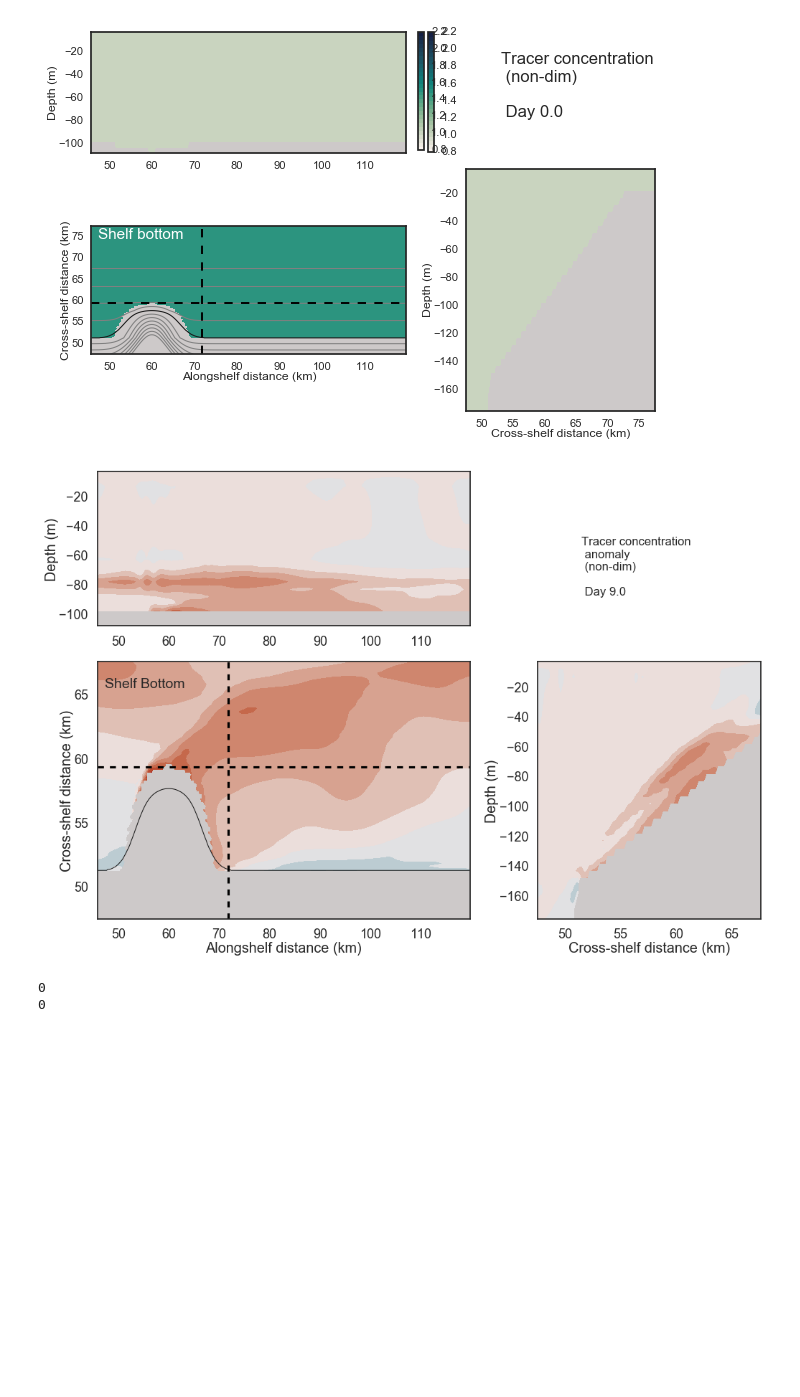
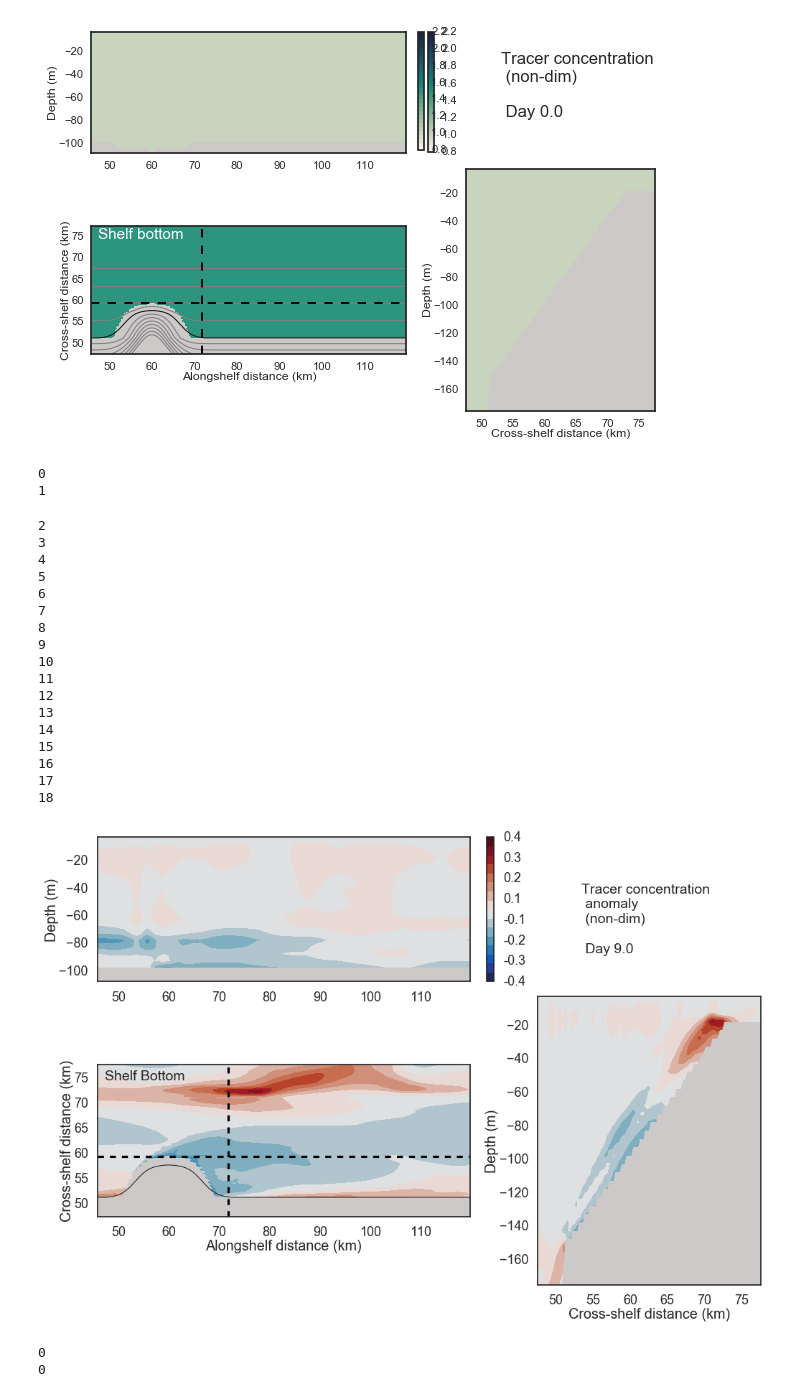
Before and after one commit to UBC-MOAD/outputanalysisnotebooks, a Jupyter notebook: PythonScripts/Paper1Figures/Frames_BottomConcBaseCase.ipynb, the cells around one changed output. Drawn from its saved outputs; the diff is of its cells as text; code cells hidden in the pictures; blank space fills up the shorter version.

```diff
--- a/PythonScripts/Paper1Figures/Frames_BottomConcBaseCase.ipynb
+++ b/PythonScripts/Paper1Figures/Frames_BottomConcBaseCase.ipynb
@@ -240,7 +242,8 @@ def Plot3anom(gs_ax,t,ConcFilt,ConcFiltNoC,xslice,yslice,xind,yind,minCM,maxCM):
     BAC0 = ConcFilt[0,yslice,xslice]
 
     mesh = ax.contourf(grid.X[xslice]/1000,grid.Y[yslice]/1000,BAC[:,:]/BAC0[:,:],
-                      [-1,-0.9,-0.8,-0.7,-0.6,-0.5,-0.4,-0.3,-0.2,-0.1,0,0.1,.2,.3,.4,.5,.6,.7,.8,.9,1],
+                      #[-1,-0.9,-0.8,-0.7,-0.6,-0.5,-0.4,-0.3,-0.2,-0.1,0,0.1,.2,.3,.4,.5,.6,.7,.8,.9,1],# tracer
+                       [-0.4,-0.35,-0.3,-0.25,-0.2,-0.15,-0.1,-0.05, 0,0.05,0.1,0.15,.2,0.25,.3,0.35,.4], #oxygen
                       cmap=cmap_name)
 
     ax.set_axis_bgcolor((205/255.0, 201/255.0, 201/255.0))
@@ -259,22 +262,21 @@ def Plot3anom(gs_ax,t,ConcFilt,ConcFiltNoC,xslice,yslice,xind,yind,minCM,maxCM):
     ax.set_ylabel('Cross-shelf distance (km)',labelpad=0.3)
 # %%
 # Grid, state and tracers datasets of base case
-grid_file = '/ocean/kramosmu/MITgcm/TracerExperiments/CNTDIFF/run38/gridGlob.nc'
+grid_file = '/ocean/kramosmu/MITgcm/TracerExperiments/BARKLEY/run01/gridGlob.nc'
 grid = xr.open_dataset(grid_file)
 
-grid_fileNoC = '/ocean/kramosmu/MITgcm/TracerExperiments/CNTDIFF/run42/gridGlob.nc'
+grid_fileNoC = '/ocean/kramosmu/MITgcm/TracerExperiments/BARKLEY/run02/gridGlob.nc'
 gridNoC = xr.open_dataset(grid_fileNoC)
 
-state_file = '/ocean/kramosmu/MITgcm/TracerExperiments/CNTDIFF/run38/stateGlob.nc'
+state_file = '/ocean/kramosmu/MITgcm/TracerExperiments/BARKLEY/run01/stateGlob.nc'
 state = xr.open_dataset(state_file)
 
-ptracers_file = '/ocean/kramosmu/MITgcm/TracerExperiments/CNTDIFF/run38/ptracersGlob.nc'
+ptracers_file = '/ocean/kramosmu/MITgcm/TracerExperiments/BARKLEY/run01/ptracersGlob.nc'
 ptracers = xr.open_dataset(ptracers_file)
 
-ptracersNoC_file = '/ocean/kramosmu/MITgcm/TracerExperiments/CNTDIFF/run42/ptracersGlob.nc'
+ptracersNoC_file = '/ocean/kramosmu/MITgcm/TracerExperiments/BARKLEY/run02/ptracersGlob.nc'
 ptracersNoC = xr.open_dataset(ptracersNoC_file)
 
-#RhoRef = np.squeeze(rdmds('/ocean/kramosmu/MITgcm/TracerExperiments/CNTDIFF/run38/RhoRef'))
 RhoRef = 999.79998779 # It is constant in all my runs, can't run rdmds
 # %%
 # General input
@@ -308,8 +310,8 @@ MaskExpand = MaskExpand + np.zeros((ptracers.Tr1).shape)
 # %%
-ConcAreaWeighted, ConcFilt, Area, BottInd = ConcAreaShelf(ptracers.Tr1.data, grid.HFacC.data, grid.rA.data,
+ConcAreaWeighted, ConcFilt, Area, BottInd = ConcAreaShelf(ptracers.Tr03.data, grid.HFacC.data, grid.rA.data,
                                                  grid.Depth.data)
 
-ConcAreaWeightedNoC, ConcFiltNoC, AreaNoC,BottIndNoC = ConcAreaShelf(ptracersNoC.Tr1.data,gridNoC.HFacC.data,
+ConcAreaWeightedNoC, ConcFiltNoC, AreaNoC,BottIndNoC = ConcAreaShelf(ptracersNoC.Tr03.data,gridNoC.HFacC.data,
                                                                      gridNoC.rA.data, gridNoC.Depth.data)
 # %% [output]
 (360, 360)
@@ -418,44 +420,61 @@ def next_frameAnom(t):
 
     timeIndex = starttime + t
     data = ConcFilt[timeIndex,yslice_bac,xslice]
-    print(timeIndex)
-    print(t)
     gs0 = gspec.GridSpec(2, 2, height_ratios=[0.5,1], width_ratios=[1,0.6])
 
-    Plot1anom(gs0[0,0],t,ptracers.Tr1.isel(Y=yind),ptracersNoC.Tr1.isel(Y=yind),
-              zslice,267,xslice,Trmin=-1,Trmax=1) # x-z contours conc
+    Plot1anom(gs0[0,0],t,ptracers.Tr03.isel(Y=yind),ptracersNoC.Tr03.isel(Y=yind),
+              zslice,267,xslice,Trmin=-0.4,Trmax=0.4) # x-z contours conc
 
-    Plot2anom(gs0[1,1],t,ptracers.Tr1.isel(X=xind),ptracersNoC.Tr1.isel(X=xind),
-              yslice_bac,zslice_2,250,Trmin=-1,Trmax=1) # bottom concentration
+    Plot2anom(gs0[1,1],t,ptracers.Tr03.isel(X=xind),ptracersNoC.Tr03.isel(X=xind),
+              yslice_bac,zslice_2,250,Trmin=-0.4,Trmax=0.4) # bottom concentration
 
     Plot3anom(gs0[1,0],t,np.ma.masked_array(ConcFilt,mask=maskExpandSB),np.ma.masked_array(ConcFiltNoC,mask=maskExpandSB),
-              xslice,yslice_bac,250,267,-1,1)
+              xslice,yslice_bac,250,267,-0.4,0.4)
 
     plt.tight_layout()
 # %%
 cmap_name = cmo.cm.balance
 sns.set_context('talk')
 sns.set_style('white')
 
 plt.rcParams['font.size'] = 14.0
 
 
 gs0 = gspec.GridSpec(2, 2, height_ratios=[0.6,1], width_ratios=[1,0.6])
 
 trmax = 8
 trmin=-8
 
 starttime = 0
 
 fig = plt.figure()
 
 for tt in range(19):
-
+    print(tt)
     next_frameAnom(tt)
-    frame_name2 = ('/ocean/kramosmu/Figures/PoolHighConcentration/BottomConcAnomNorm_basecase_tt%02d.png' %tt)
+    frame_name2 = ('/ocean/kramosmu/Figures/PoolHighConcentration/BottomConcAnomNorm_oxygen_tt%02d.png' %tt)
     plt.savefig(frame_name2,  format='png')
 # %% [output]
+0
+1
+2
+3
+4
+5
+6
+7
+8
+9
+10
+11
+12
+13
+14
+15
+16
+17
+18
-[figure, old version]
+[figure, new version]
 # %%
 dpi=300
 fig = plt.figure(figsize=(12,14),dpi=dpi)
```
Also changed, not shown: parts of 7 cells of this notebook, 4 other files.
